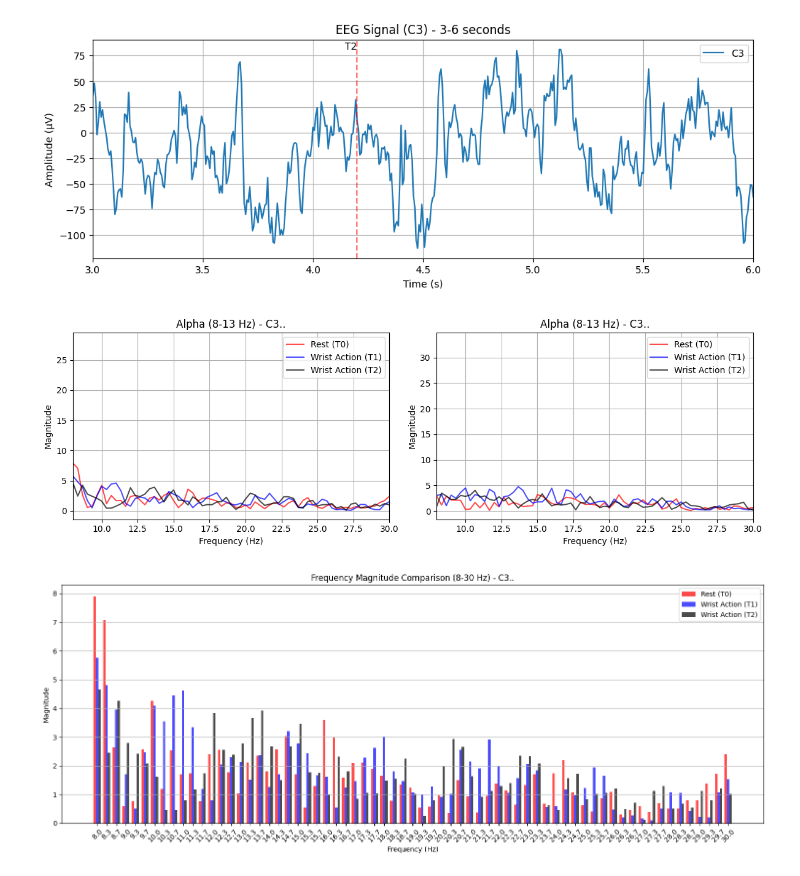
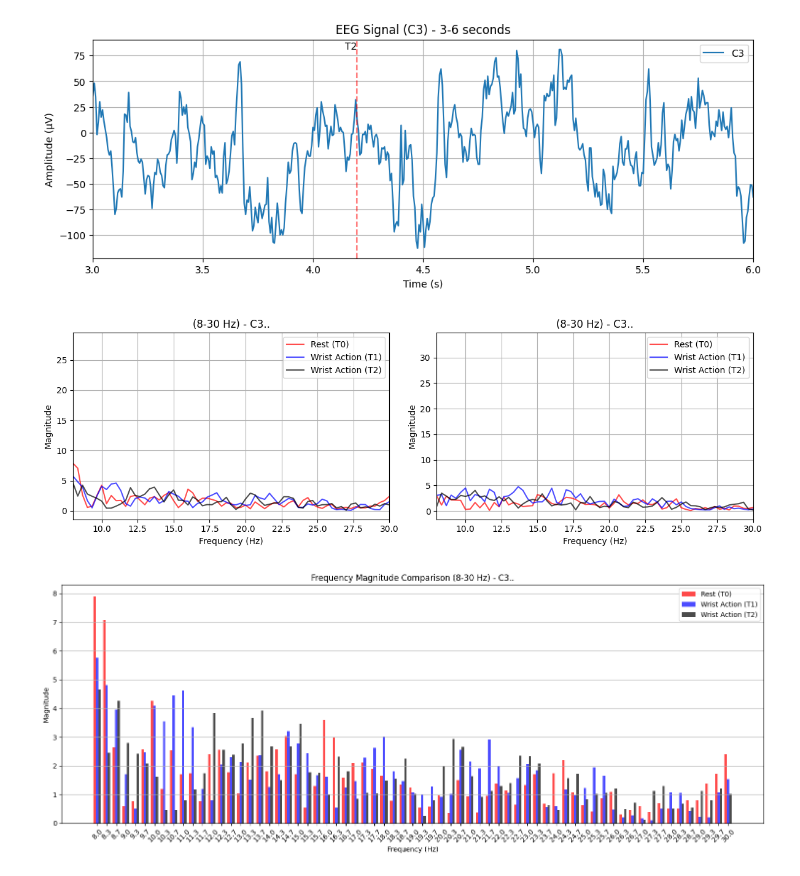
Before and after one commit to LuizAkazawa/EEG_Study, a Jupyter notebook: eeg.ipynb, the cells around one changed output. Cells and saved outputs as stored; diff of their text form; code cells hidden in the pictures.

```diff
--- a/eeg.ipynb
+++ b/eeg.ipynb
@@ -210,36 +210,36 @@ s4 = plot_signal_with_events(signal, fs, 90, 3)#t0
 s5 = plot_signal_with_events(signal, fs, 94, 3)#t1
 s6 = plot_signal_with_events(signal, fs, 86, 3) #t2
 
 
 
 # Create a figure with two subplots (side by side)
 plt.figure(figsize=(12, 4))  # Wider figure to fit both subplots
 
 plt.subplot(1, 2, 1)
 plt.plot(s2[0], s2[1], label='Rest (T0)', color='red', alpha=0.7)
 plt.plot(s1[0], s1[1], label='Wrist Action (T1)', color='blue', alpha=0.7)
 plt.plot(s3[0], s3[1], label='Wrist Action (T2)', color='black', alpha=0.7)
-plt.title(f'Alpha (8-13 Hz) - {channel_name}')
+plt.title(f'(8-30 Hz) - {channel_name}')
 plt.xlabel('Frequency (Hz)')
 plt.ylabel('Magnitude')
 plt.grid(True)
 plt.xlim(8, 30)  # Wider range to show full spectrum
 plt.legend(loc='upper right')  # Add legend
 
 plt.subplot(1, 2, 2)
 plt.plot(s4[0], s4[1], label='Rest (T0)', color='red', alpha=0.7)
 plt.plot(s5[0], s5[1], label='Wrist Action (T1)', color='blue', alpha=0.7)
 plt.plot(s6[0], s6[1], label='Wrist Action (T2)', color='black', alpha=0.7)
-plt.title(f'Alpha (8-13 Hz) - {channel_name}')
+plt.title(f'(8-30 Hz) - {channel_name}')
 plt.xlabel('Frequency (Hz)')
 plt.ylabel('Magnitude')
 plt.grid(True)
 plt.xlim(8, 30)  # Wider range to show full spectrum
 plt.legend(loc='upper right')  # Add legend
 plt.tight_layout()  # Prevent overlapping labels
 plt.show()
 # %% [output]
-[figure, old version]
+[figure, new version]
 # %%
 import numpy as np
 import matplotlib.pyplot as plt
```
Also changed, not shown: parts of 2 cells of this notebook, 5 other files.
